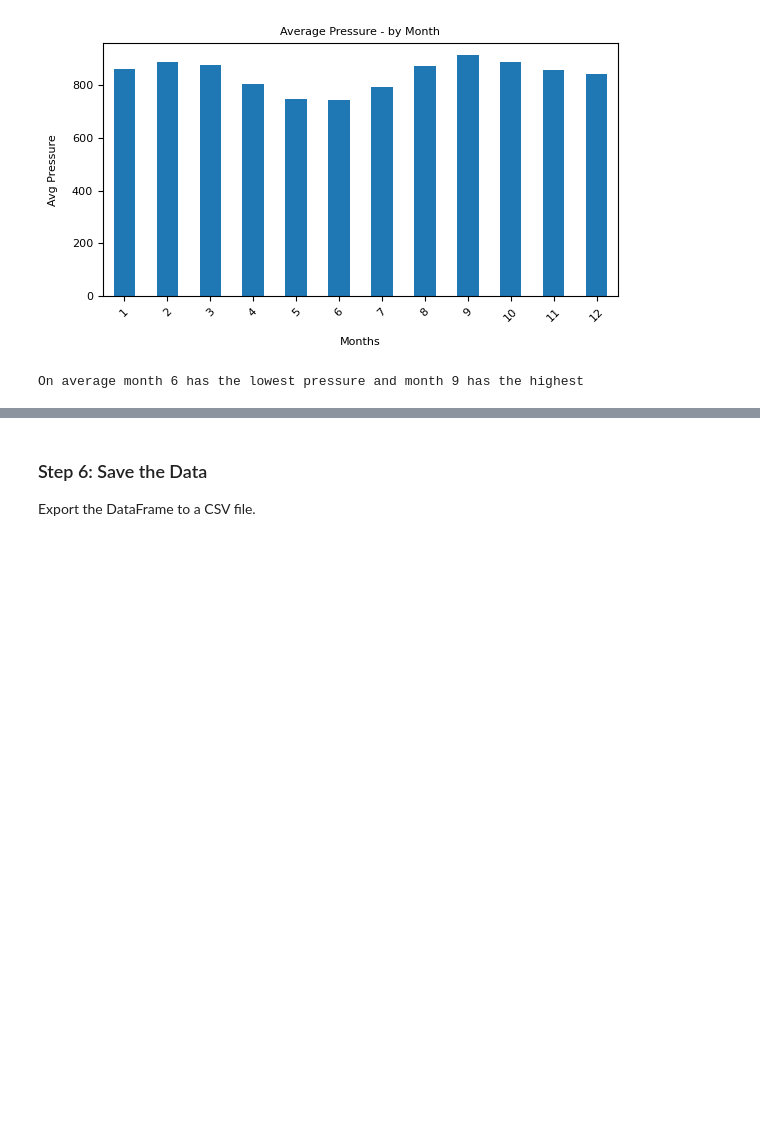
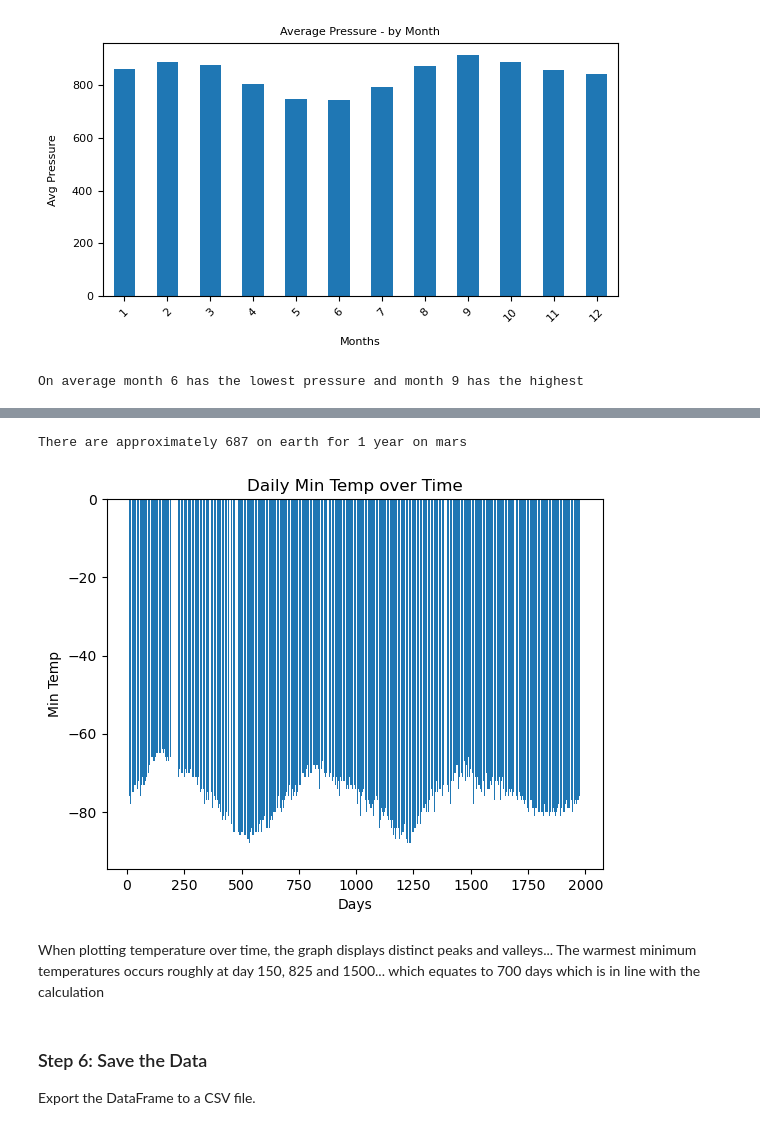
Before and after one commit to ericabgraboyes/mars-challenge, a Jupyter notebook: part_2_mars_weather_final.ipynb, the cells around one changed output, grey strips where cells are left out. Cells and saved outputs as stored; diff of their text form; code cells hidden in the pictures; blank space fills up the shorter version.

Commit message:
add analysis and graph for #5, remove alternative webscrape function

```diff
--- a/part_2_mars_weather_final.ipynb
+++ b/part_2_mars_weather_final.ipynb
@@ -303,3 +300,40 @@ The distance from peak to peak is roughly 1425-750, or 675 days. A year on Mars
+# %%
+# calculate the number of days on earth for 1 year on mars
+
+# create variable to identify LY date
+last_year = highest_ls['terrestrial_date'].loc[0]
+
+# create variable to identify date in next year on mars --
+# if filter LY_date using loc[1] vs loc[0].. then NY date would use loc[3]
+next_year = highest_ls['terrestrial_date'].loc[2]
+
+# calculate the number of days between LY and NY
+year_length = next_year - last_year
+
+# convert to days
+number_days = year_length.days
+
+print(f"There are approximately {number_days} on earth for 1 year on mars")
+# %% [output]
+There are approximately 687 on earth for 1 year on mars
+# %%
+## know logically in US that temperatures are roughly the same each year
+
+# create a bar char to plot temperature vs. Martian days
+plt.bar(df_mars_temp['sol'], df_mars_temp['min_temp'])
+
+
+# update chart labels/titles
+plt.xlabel("Days")
+plt.ylabel("Min Temp")
+plt.title("Daily Min Temp over Time")
+
+plt.show()
+# %% [output]
+[figure, added]
+# %% [markdown]
+When plotting temperature over time, the graph displays distinct peaks and valleys...
+The warmest minimum temperatures occurs roughly at day 150, 825 and 1500... which equates to 700 days which is in line with the calculation
 # %% [markdown]
 ### Step 6: Save the Data
 
```
Also changed, not shown: parts of 10 cells of this notebook.
